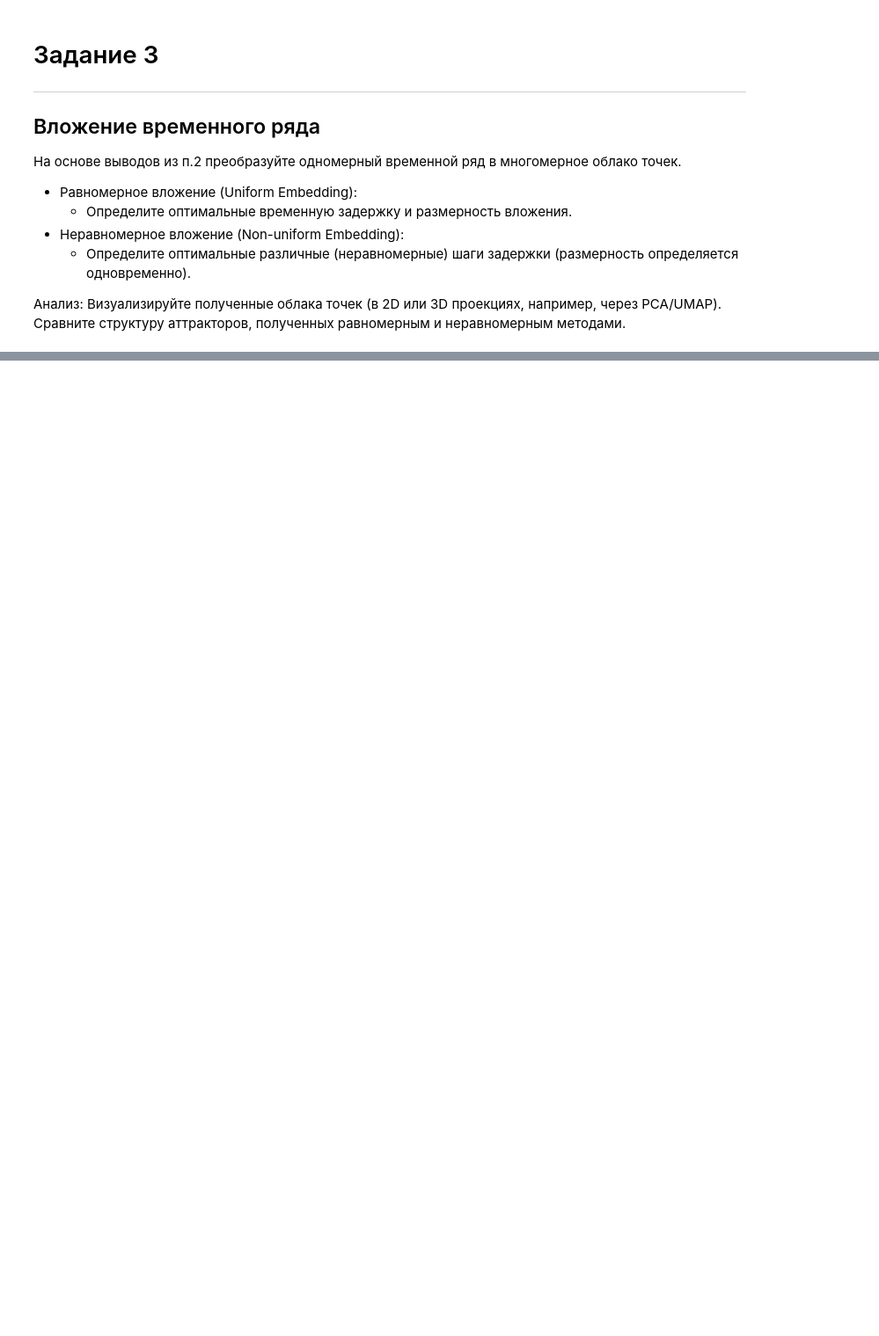
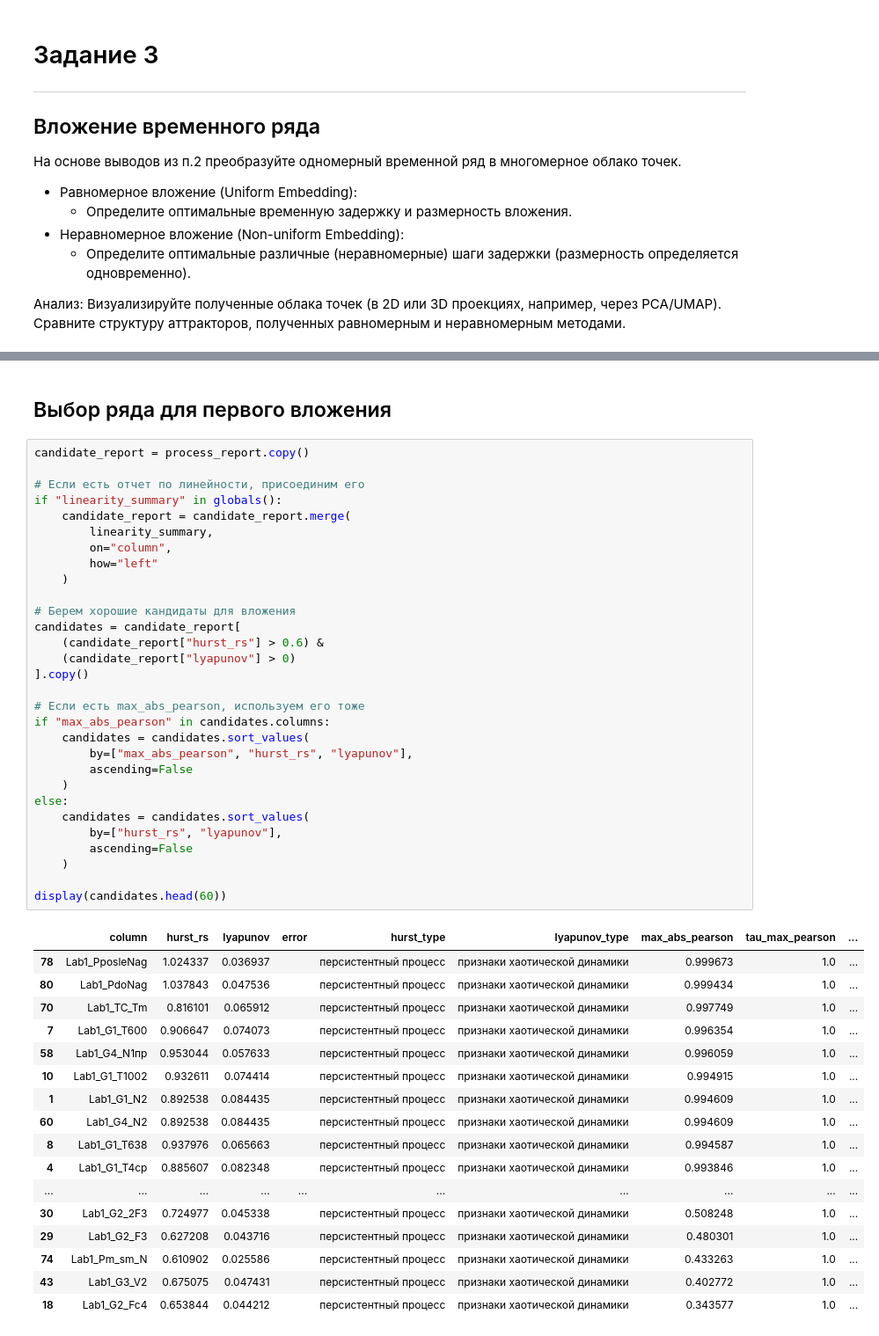
Before and after one commit to timofeevAS/tda-2026, a Jupyter notebook: tda.ipynb, the cells around one changed output, grey strips where cells are left out. Shown at 88% size. Saved outputs shown, nothing was run; the diff lists cells and outputs as text; blank space fills up the shorter version.

```diff
--- a/tda.ipynb
+++ b/tda.ipynb
@@ -521,0 +697,50 @@ display(
+# %% [markdown]
+## Выбор ряда для первого вложения
+# %%
+candidate_report = process_report.copy()
+
+# Если есть отчет по линейности, присоединим его
+if "linearity_summary" in globals():
+    candidate_report = candidate_report.merge(
+        linearity_summary,
+        on="column",
+        how="left"
+    )
+
+# Берем хорошие кандидаты для вложения
+candidates = candidate_report[
+    (candidate_report["hurst_rs"] > 0.6) &
+    (candidate_report["lyapunov"] > 0)
+].copy()
+
+# Если есть max_abs_pearson, используем его тоже
+if "max_abs_pearson" in candidates.columns:
+    candidates = candidates.sort_values(
+        by=["max_abs_pearson", "hurst_rs", "lyapunov"],
+        ascending=False
+    )
+else:
+    candidates = candidates.sort_values(
+        by=["hurst_rs", "lyapunov"],
+        ascending=False
+    )
+
+display(candidates.head(60))
+# %% [output]
+|  | column | hurst_rs | lyapunov | error | hurst_type | lyapunov_type | max_abs_pearson | tau_max_pearson | ... |
+| 78 | Lab1_PposleNag | 1.024337 | 0.036937 |  | персистентный процесс | признаки хаотической динамики | 0.999673 | 1.0 | ... |
+| 80 | Lab1_PdoNag | 1.037843 | 0.047536 |  | персистентный процесс | признаки хаотической динамики | 0.999434 | 1.0 | ... |
+| 70 | Lab1_TC_Tm | 0.816101 | 0.065912 |  | персистентный процесс | признаки хаотической динамики | 0.997749 | 1.0 | ... |
+| 7 | Lab1_G1_T600 | 0.906647 | 0.074073 |  | персистентный процесс | признаки хаотической динамики | 0.996354 | 1.0 | ... |
+| 58 | Lab1_G4_N1пр | 0.953044 | 0.057633 |  | персистентный процесс | признаки хаотической динамики | 0.996059 | 1.0 | ... |
+| 10 | Lab1_G1_T1002 | 0.932611 | 0.074414 |  | персистентный процесс | признаки хаотической динамики | 0.994915 | 1.0 | ... |
+| 1 | Lab1_G1_N2 | 0.892538 | 0.084435 |  | персистентный процесс | признаки хаотической динамики | 0.994609 | 1.0 | ... |
+| 60 | Lab1_G4_N2 | 0.892538 | 0.084435 |  | персистентный процесс | признаки хаотической динамики | 0.994609 | 1.0 | ... |
+| 8 | Lab1_G1_T638 | 0.937976 | 0.065663 |  | персистентный процесс | признаки хаотической динамики | 0.994587 | 1.0 | ... |
+| 4 | Lab1_G1_T4ср | 0.885607 | 0.082348 |  | персистентный процесс | признаки хаотической динамики | 0.993846 | 1.0 | ... |
+| ... | ... | ... | ... | ... | ... | ... | ... | ... | ... |
+| 30 | Lab1_G2_2F3 | 0.724977 | 0.045338 |  | персистентный процесс | признаки хаотической динамики | 0.508248 | 1.0 | ... |
+| 29 | Lab1_G2_F3 | 0.627208 | 0.043716 |  | персистентный процесс | признаки хаотической динамики | 0.480301 | 1.0 | ... |
+| 74 | Lab1_Pm_sm_N | 0.610902 | 0.025586 |  | персистентный процесс | признаки хаотической динамики | 0.433263 | 1.0 | ... |
+| 43 | Lab1_G3_V2 | 0.675075 | 0.047431 |  | персистентный процесс | признаки хаотической динамики | 0.402772 | 1.0 | ... |
+| 18 | Lab1_G2_Fc4 | 0.653844 | 0.044212 |  | персистентный процесс | признаки хаотической динамики | 0.343577 | 1.0 | ... |
```
Also changed, not shown: parts of 15 cells of this notebook.
